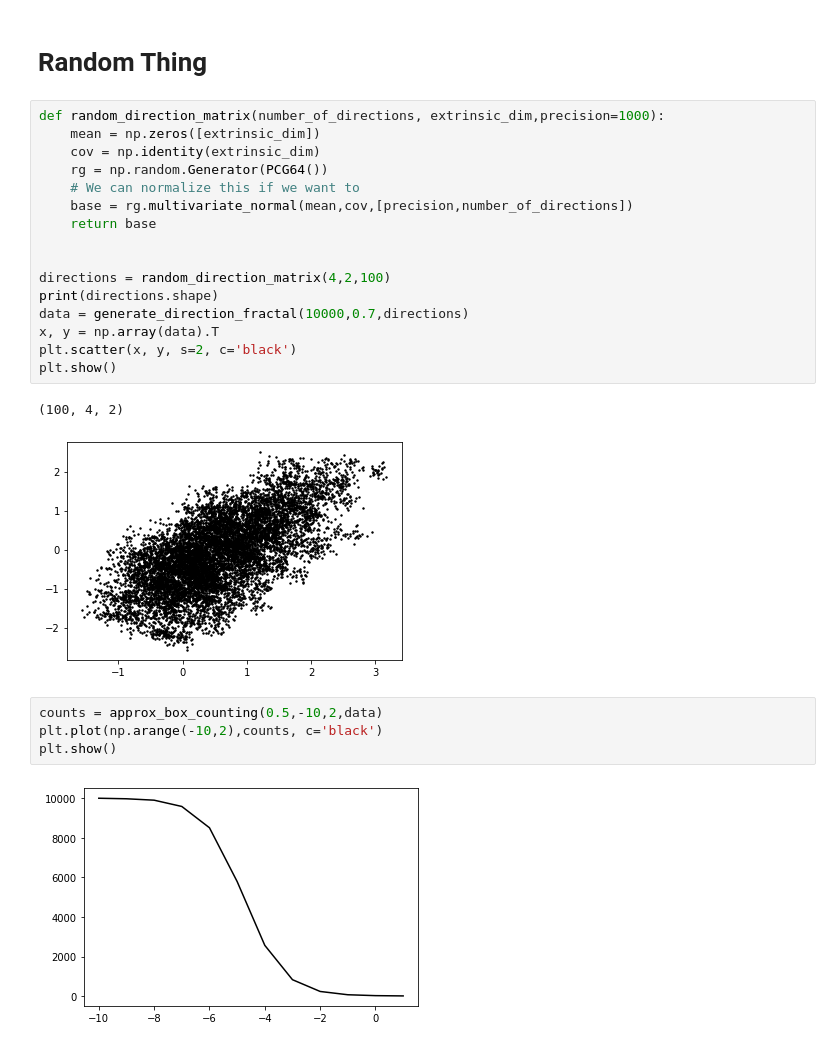
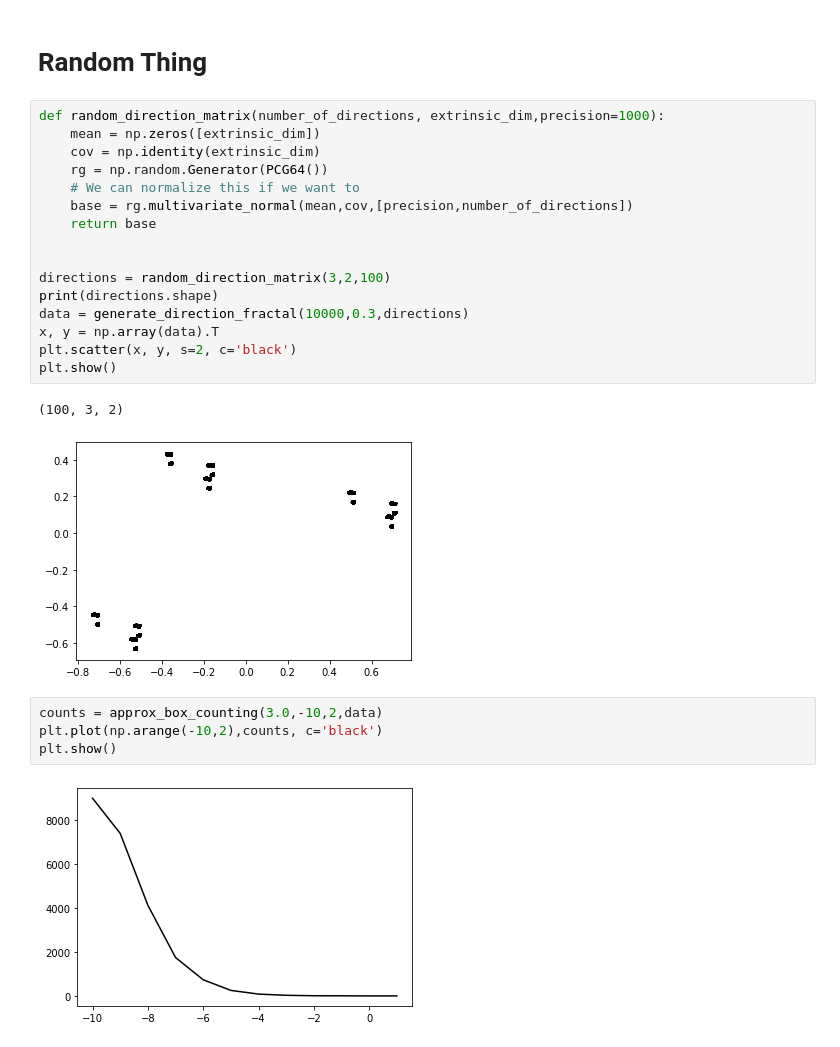
Before and after one commit to StellaAthena/fractal-ml, a Jupyter notebook: notebooks/Fractal Sampling.ipynb, the cells around one changed output. Cells and saved outputs as stored; diff of their text form.

```diff
--- a/notebooks/Fractal Sampling.ipynb
+++ b/notebooks/Fractal Sampling.ipynb
@@ -98,25 +98,25 @@ plt.show()
 # %%
 def random_direction_matrix(number_of_directions, extrinsic_dim,precision=1000):
     mean = np.zeros([extrinsic_dim])
     cov = np.identity(extrinsic_dim)
     rg = np.random.Generator(PCG64())
     # We can normalize this if we want to
     base = rg.multivariate_normal(mean,cov,[precision,number_of_directions])
     return base
 
 
-directions = random_direction_matrix(4,2,100)
+directions = random_direction_matrix(3,2,100)
 print(directions.shape)
-data = generate_direction_fractal(10000,0.7,directions)
+data = generate_direction_fractal(10000,0.3,directions)
 x, y = np.array(data).T
 plt.scatter(x, y, s=2, c='black')
 plt.show()
 # %% [output]
-(100, 4, 2)
+(100, 3, 2)
-[figure, old version]
+[figure, new version]
 # %%
-counts = approx_box_counting(0.5,-10,2,data)
+counts = approx_box_counting(3.0,-10,2,data)
 plt.plot(np.arange(-10,2),counts, c='black')
 plt.show()
 # %% [output]
-[figure, old version]
+[figure, new version]
```
Also changed, not shown: parts of 4 cells of this notebook, 1 other file.
